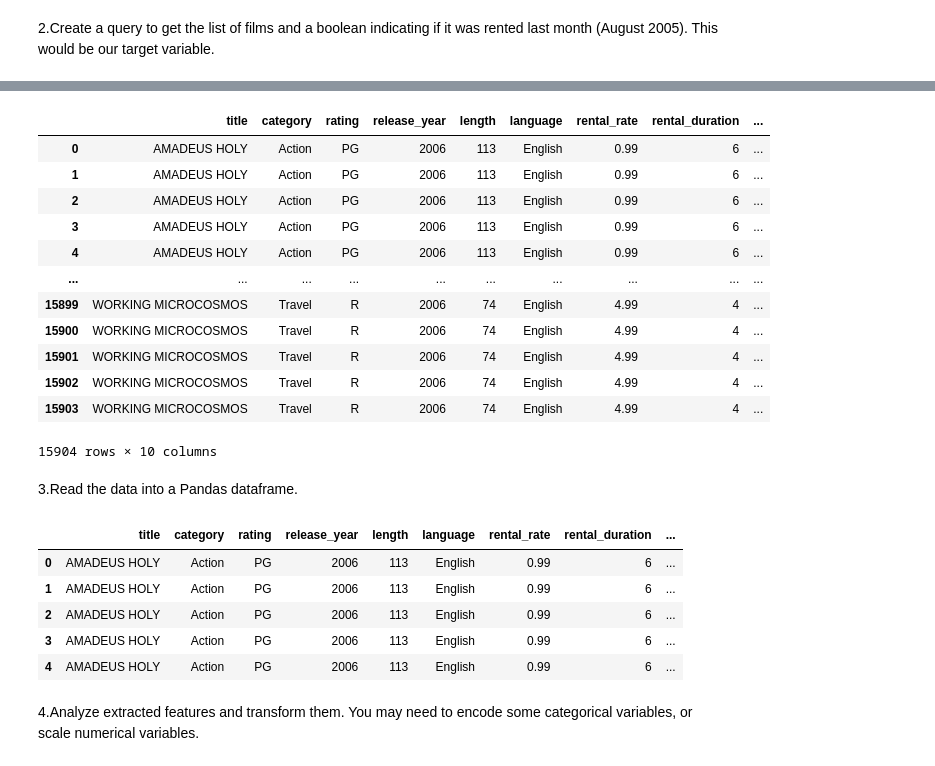
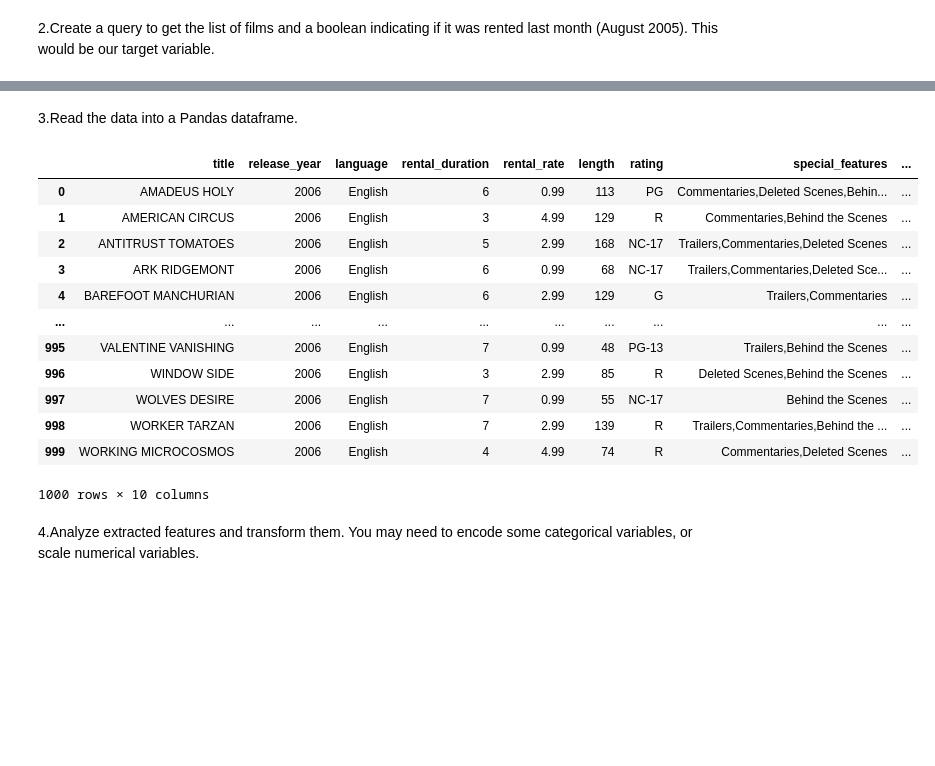
Before and after one commit to elizabeth-sames/lab-predictions-logistic-regression, a Jupyter notebook: Lab - Making predictions with logistic regression.ipynb, the cells around one changed output, grey strips where cells are left out. Saved outputs shown, nothing was run; the diff lists cells and outputs as text; code cells hidden in the pictures; blank space fills up the shorter version.

```diff
--- a/Lab - Making predictions with logistic regression.ipynb
+++ b/Lab - Making predictions with logistic regression.ipynb
@@ -73,50 +78,44 @@ pd.read_sql_query(query, engine)
 # %%
-query2 = '''select title, category, rating, release_year, length, language, rental_rate,
-rental_duration, special_features, (rental_date>'2005-08-01' and rental_date<'2005-09-01') as august_rental
-from (
-    select title, film_id, c.name as category, rating, release_year, length,
-    l.name as language, rental_rate, rental_duration, special_features
-    from film f
-    join language l using(language_id)
-    join film_category fc using(film_id)
-    join category c using(category_id)
-    ) t1
-left join (
-    select film_id, rental_date
-    from rental
-    join inventory using(inventory_id)
-    where rental_date between '2005-01-01' and '2006-01-01'
-    ) t2
-on t1.film_id = t2.film_id;
+query = '''select title, release_year, language, rental_duration, rental_rate, length, rating,
+special_features, category, rented
+from
+(select film_id, title, release_year, l.name as language, rental_duration, rental_rate, length, rating,
+special_features, c.name as category
+from film
+join language l using(language_id)
+join film_category fc using(film_id)
+join category c using(category_id)) t3
+left join
+(select film_id, max(august_rental) as rented
+from inventory
+right join(
+	select inventory_id, (rental_date between '2005-08-01' and '2005-09-01') as august_rental
+	from rental) t1
+using(inventory_id)
+group by film_id
+order by film_id asc) t2
+using(film_id)
+;
 '''
-
-pd.read_sql_query(query2, engine)
-# %% [output]
-|  | title | category | rating | release_year | length | language | rental_rate | rental_duration | ... |
-| 0 | AMADEUS HOLY | Action | PG | 2006 | 113 | English | 0.99 | 6 | ... |
-| 1 | AMADEUS HOLY | Action | PG | 2006 | 113 | English | 0.99 | 6 | ... |
-| 2 | AMADEUS HOLY | Action | PG | 2006 | 113 | English | 0.99 | 6 | ... |
-| 3 | AMADEUS HOLY | Action | PG | 2006 | 113 | English | 0.99 | 6 | ... |
-| 4 | AMADEUS HOLY | Action | PG | 2006 | 113 | English | 0.99 | 6 | ... |
-| ... | ... | ... | ... | ... | ... | ... | ... | ... | ... |
-| 15899 | WORKING MICROCOSMOS | Travel | R | 2006 | 74 | English | 4.99 | 4 | ... |
-| 15900 | WORKING MICROCOSMOS | Travel | R | 2006 | 74 | English | 4.99 | 4 | ... |
-| 15901 | WORKING MICROCOSMOS | Travel | R | 2006 | 74 | English | 4.99 | 4 | ... |
-| 15902 | WORKING MICROCOSMOS | Travel | R | 2006 | 74 | English | 4.99 | 4 | ... |
-| 15903 | WORKING MICROCOSMOS | Travel | R | 2006 | 74 | English | 4.99 | 4 | ... |
-15904 rows × 10 columns
 # %% [markdown]
 3.Read the data into a Pandas dataframe.
 # %%
-data = pd.read_sql_query(query2, engine)
-data.head()
+data = pd.read_sql_query(query, engine)
+data
 # %% [output]
-|  | title | category | rating | release_year | length | language | rental_rate | rental_duration | ... |
-| 0 | AMADEUS HOLY | Action | PG | 2006 | 113 | English | 0.99 | 6 | ... |
-| 1 | AMADEUS HOLY | Action | PG | 2006 | 113 | English | 0.99 | 6 | ... |
-| 2 | AMADEUS HOLY | Action | PG | 2006 | 113 | English | 0.99 | 6 | ... |
-| 3 | AMADEUS HOLY | Action | PG | 2006 | 113 | English | 0.99 | 6 | ... |
-| 4 | AMADEUS HOLY | Action | PG | 2006 | 113 | English | 0.99 | 6 | ... |
+|  | title | release_year | language | rental_duration | rental_rate | length | rating | special_features | ... |
+| 0 | AMADEUS HOLY | 2006 | English | 6 | 0.99 | 113 | PG | Commentaries,Deleted Scenes,Behin... | ... |
+| 1 | AMERICAN CIRCUS | 2006 | English | 3 | 4.99 | 129 | R | Commentaries,Behind the Scenes | ... |
+| 2 | ANTITRUST TOMATOES | 2006 | English | 5 | 2.99 | 168 | NC-17 | Trailers,Commentaries,Deleted Scenes | ... |
+| 3 | ARK RIDGEMONT | 2006 | English | 6 | 0.99 | 68 | NC-17 | Trailers,Commentaries,Deleted Sce... | ... |
+| 4 | BAREFOOT MANCHURIAN | 2006 | English | 6 | 2.99 | 129 | G | Trailers,Commentaries | ... |
+| ... | ... | ... | ... | ... | ... | ... | ... | ... | ... |
+| 995 | VALENTINE VANISHING | 2006 | English | 7 | 0.99 | 48 | PG-13 | Trailers,Behind the Scenes | ... |
+| 996 | WINDOW SIDE | 2006 | English | 3 | 2.99 | 85 | R | Deleted Scenes,Behind the Scenes | ... |
+| 997 | WOLVES DESIRE | 2006 | English | 7 | 0.99 | 55 | NC-17 | Behind the Scenes | ... |
+| 998 | WORKER TARZAN | 2006 | English | 7 | 2.99 | 139 | R | Trailers,Commentaries,Behind the ... | ... |
+| 999 | WORKING MICROCOSMOS | 2006 | English | 4 | 4.99 | 74 | R | Commentaries,Deleted Scenes | ... |
+1000 rows × 10 columns
 # %% [markdown]
 4.Analyze extracted features and transform them. You may need to encode some categorical variables, or scale numerical variables.
 # %%
```
Also changed, not shown: parts of 28 cells of this notebook.
